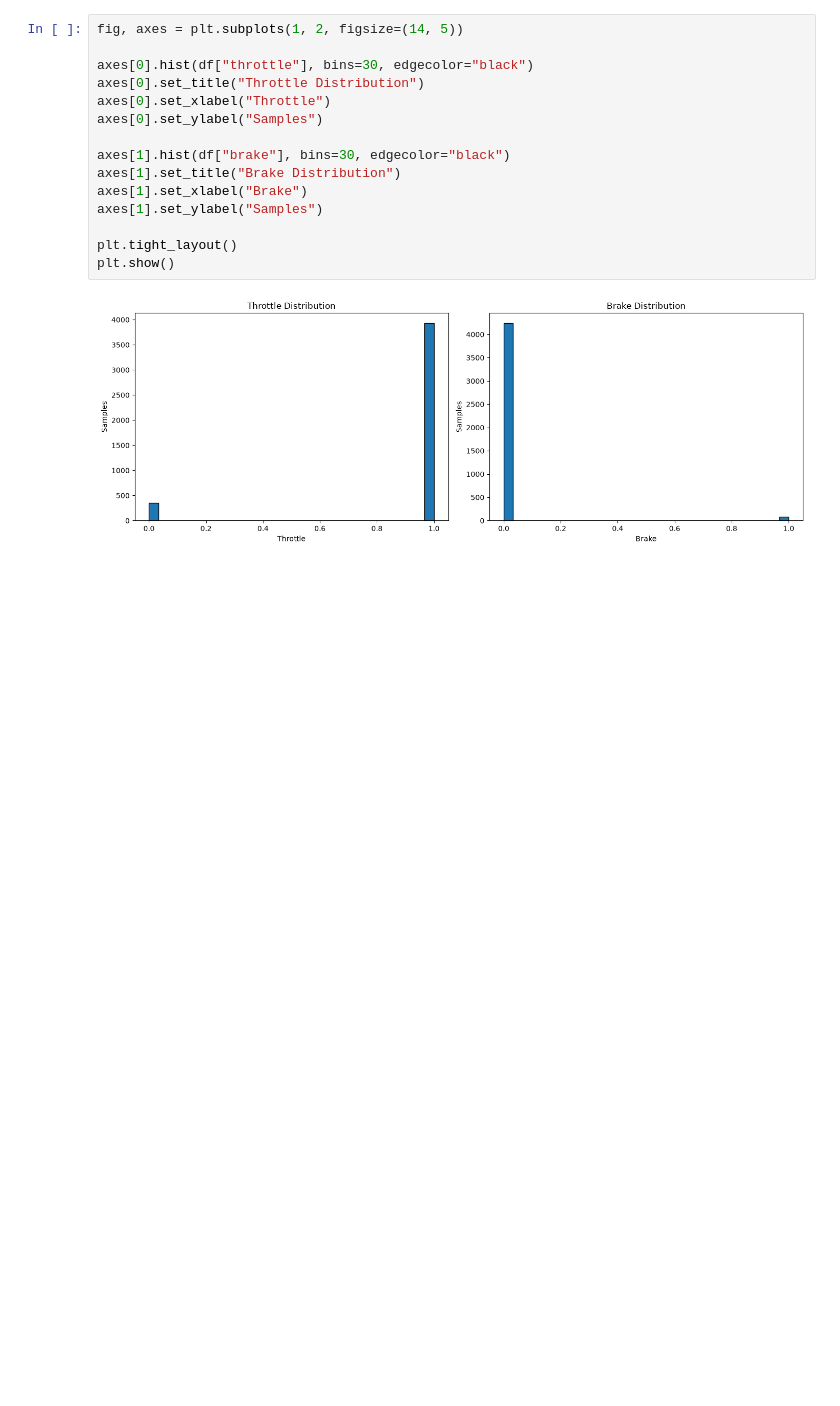
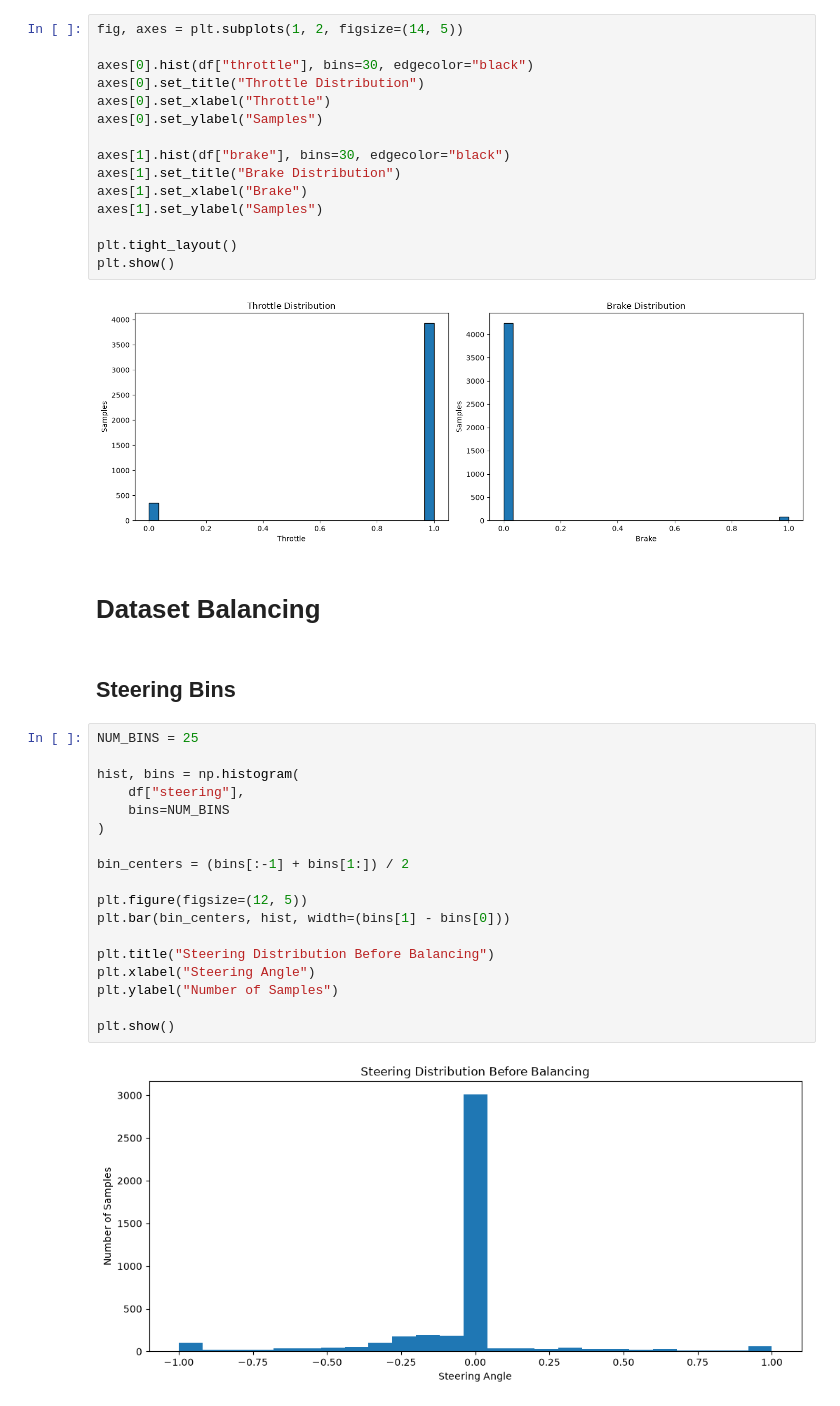
Before and after one commit to eljesam/Smart-Tech-CA2, a Jupyter notebook: exploration.ipynb, the cells around one changed output. Drawn from its saved outputs; the diff is of its cells as text; blank space fills up the shorter version.

```diff
--- a/exploration.ipynb
+++ b/exploration.ipynb
@@ -276,3 +279,27 @@ plt.tight_layout()
 plt.show()
 # %% [output]
 [figure]
+# %% [markdown]
+# Dataset Balancing
+# %% [markdown]
+## Steering Bins
+# %%
+NUM_BINS = 25
+
+hist, bins = np.histogram(
+    df["steering"],
+    bins=NUM_BINS
+)
+
+bin_centers = (bins[:-1] + bins[1:]) / 2
+
+plt.figure(figsize=(12, 5))
+plt.bar(bin_centers, hist, width=(bins[1] - bins[0]))
+
+plt.title("Steering Distribution Before Balancing")
+plt.xlabel("Steering Angle")
+plt.ylabel("Number of Samples")
+
+plt.show()
+# %% [output]
+[figure, added]
```
Also changed, not shown: parts of 11 cells of this notebook.
